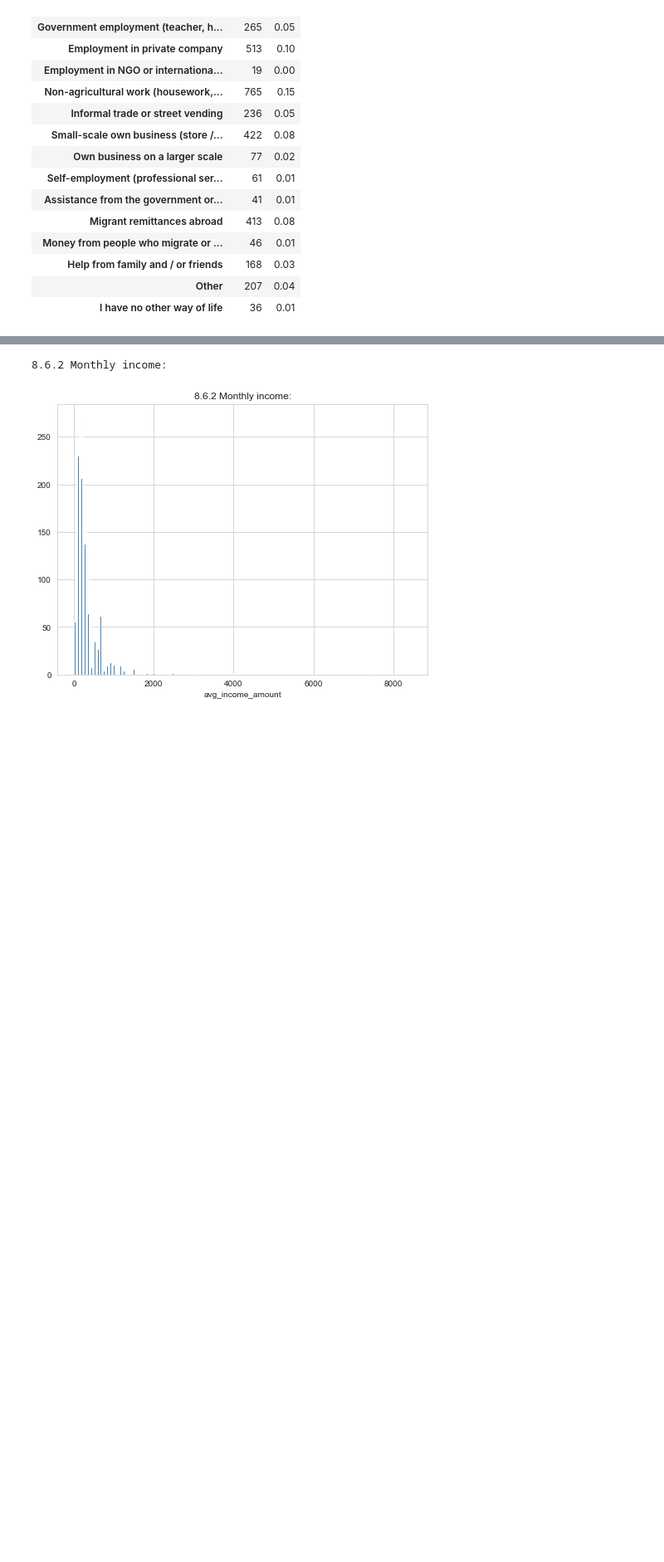
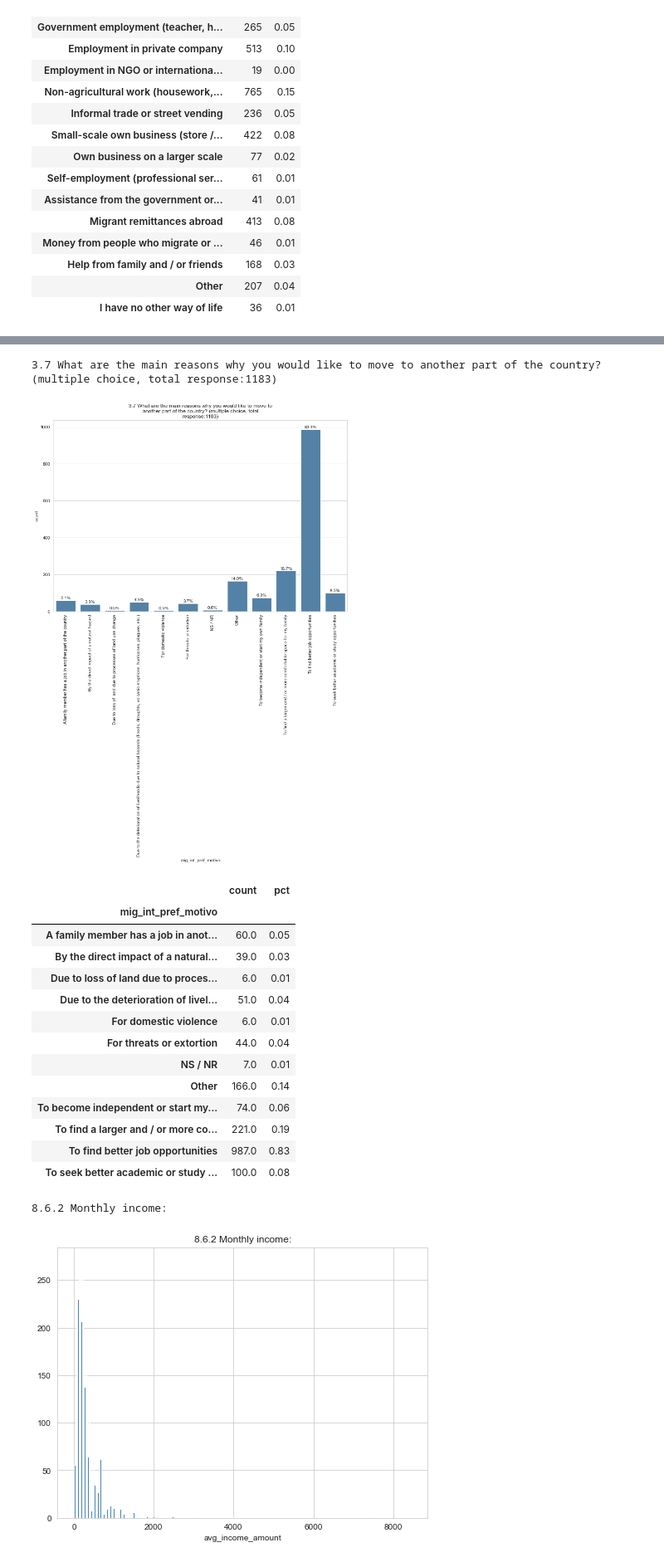
Before and after one commit to andreaariasaa/StoryViz, a Jupyter notebook: DataAnalysis/playing_with_data.ipynb, the cells around one changed output, grey strips where cells are left out. Shown at 83% size. Saved outputs shown, nothing was run; the diff lists cells and outputs as text; code cells hidden in the pictures; blank space fills up the shorter version.

```diff
--- a/DataAnalysis/playing_with_data.ipynb
+++ b/DataAnalysis/playing_with_data.ipynb
@@ -41,3 +51,22 @@ plot_data(main_df, 'hh_income_first')
+# %%
+plot_data(main_df, 'mig_int_pref_motivo')
+# %% [output]
+3.7 What are the main reasons why you would like to move to another part of the country? (multiple choice, total response:1183)
+[figure, added]
+|  | count | pct |
+| mig_int_pref_motivo |  |  |
+| A family member has a job in anot... | 60.0 | 0.05 |
+| By the direct impact of a natural... | 39.0 | 0.03 |
+| Due to loss of land due to proces... | 6.0 | 0.01 |
+| Due to the deterioration of livel... | 51.0 | 0.04 |
+| For domestic violence | 6.0 | 0.01 |
+| For threats or extortion | 44.0 | 0.04 |
+| NS / NR | 7.0 | 0.01 |
+| Other | 166.0 | 0.14 |
+| To become independent or start my... | 74.0 | 0.06 |
+| To find a larger and / or more co... | 221.0 | 0.19 |
+| To find better job opportunities | 987.0 | 0.83 |
+| To seek better academic or study ... | 100.0 | 0.08 |
 # %%
 plot_data(main_df, 'avg_income_amount')
 # %% [output]
```
Also changed, not shown: parts of 5 cells of this notebook, 9 other files.
